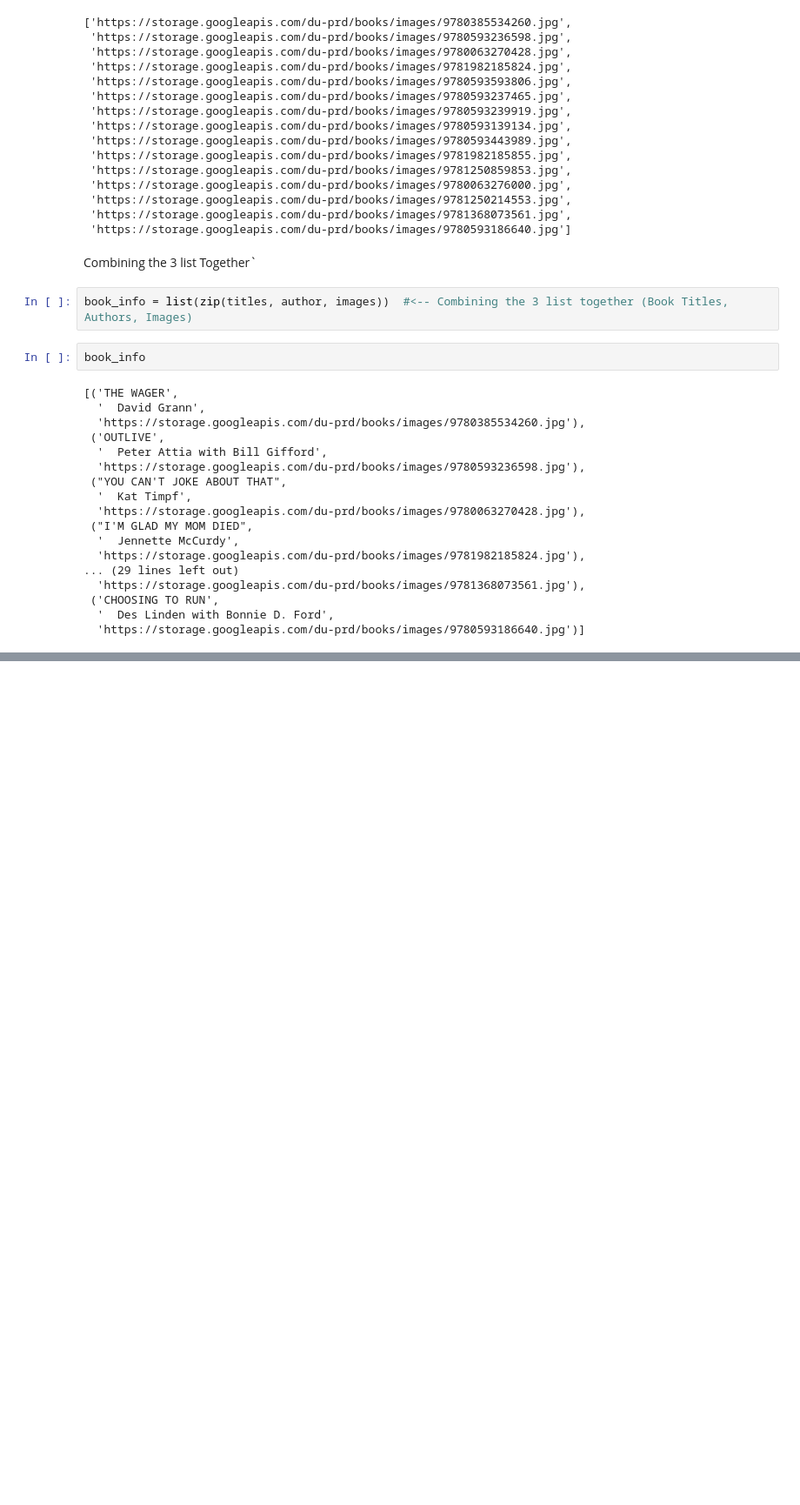
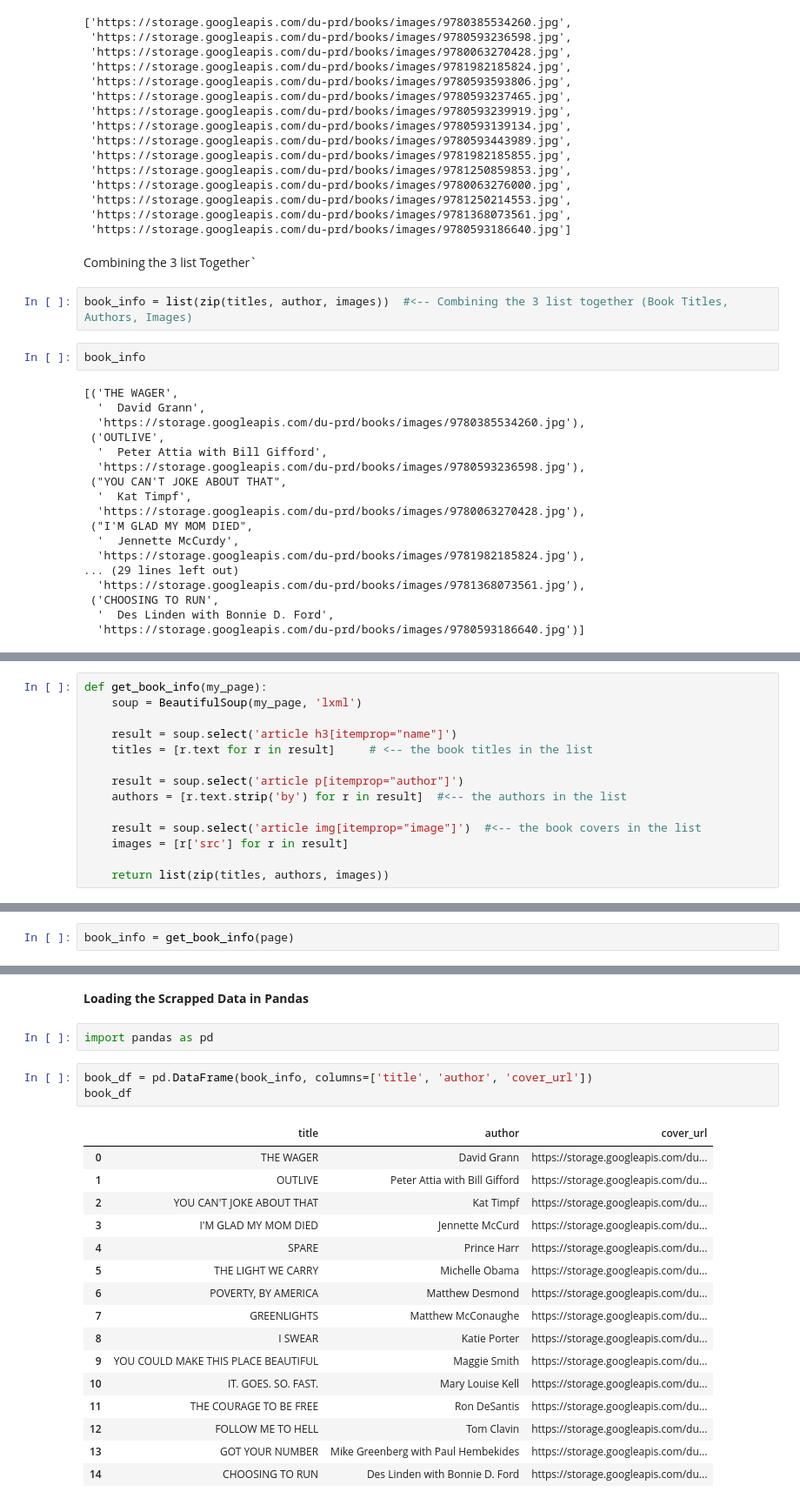
Before and after one commit to charleseseuwa/Web-Scraping-with-PlayWright, a Jupyter notebook: NYT Best seller.ipynb, the cells around one changed output, grey strips where cells are left out. Shown: that part at 87% size. Drawn from its saved outputs; the diff is of its cells as text; blank space fills up the shorter version.

```diff
--- a/NYT Best seller.ipynb
+++ b/NYT Best seller.ipynb
@@ -175,0 +187,14 @@ book_info
+# %%
+def get_book_info(my_page):
+    soup = BeautifulSoup(my_page, 'lxml')
+
+    result = soup.select('article h3[itemprop="name"]')
+    titles = [r.text for r in result]     # <-- the book titles in the list
+
+    result = soup.select('article p[itemprop="author"]')
+    authors = [r.text.strip('by') for r in result]  #<-- the authors in the list
+
+    result = soup.select('article img[itemprop="image"]')  #<-- the book covers in the list
+    images = [r['src'] for r in result]
+
+    return list(zip(titles, authors, images))
@@ -175,0 +246,2 @@ book_info
+# %%
+book_info = get_book_info(page)
@@ -175,0 +274,24 @@ book_info
+# %% [markdown]
+**Loading the Scrapped Data in Pandas**
+# %%
+import pandas as pd
+# %%
+book_df = pd.DataFrame(book_info, columns=['title', 'author', 'cover_url'])
+book_df
+# %% [output]
+|  | title | author | cover_url |
+| 0 | THE WAGER | David Grann | https://storage.googleapis.com/du... |
+| 1 | OUTLIVE | Peter Attia with Bill Gifford | https://storage.googleapis.com/du... |
+| 2 | YOU CAN'T JOKE ABOUT THAT | Kat Timpf | https://storage.googleapis.com/du... |
+| 3 | I'M GLAD MY MOM DIED | Jennette McCurd | https://storage.googleapis.com/du... |
+| 4 | SPARE | Prince Harr | https://storage.googleapis.com/du... |
+| 5 | THE LIGHT WE CARRY | Michelle Obama | https://storage.googleapis.com/du... |
+| 6 | POVERTY, BY AMERICA | Matthew Desmond | https://storage.googleapis.com/du... |
+| 7 | GREENLIGHTS | Matthew McConaughe | https://storage.googleapis.com/du... |
+| 8 | I SWEAR | Katie Porter | https://storage.googleapis.com/du... |
+| 9 | YOU COULD MAKE THIS PLACE BEAUTIFUL | Maggie Smith | https://storage.googleapis.com/du... |
+| 10 | IT. GOES. SO. FAST. | Mary Louise Kell | https://storage.googleapis.com/du... |
+| 11 | THE COURAGE TO BE FREE | Ron DeSantis | https://storage.googleapis.com/du... |
+| 12 | FOLLOW ME TO HELL | Tom Clavin | https://storage.googleapis.com/du... |
+| 13 | GOT YOUR NUMBER | Mike Greenberg with Paul Hembekides | https://storage.googleapis.com/du... |
+| 14 | CHOOSING TO RUN | Des Linden with Bonnie D. Ford | https://storage.googleapis.com/du... |
```
Also changed, not shown: parts of 11 cells of this notebook, 2 other files.
